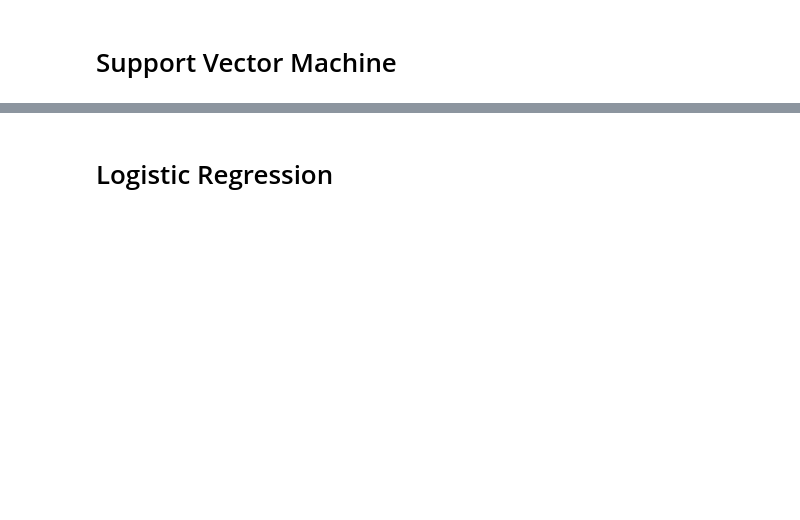
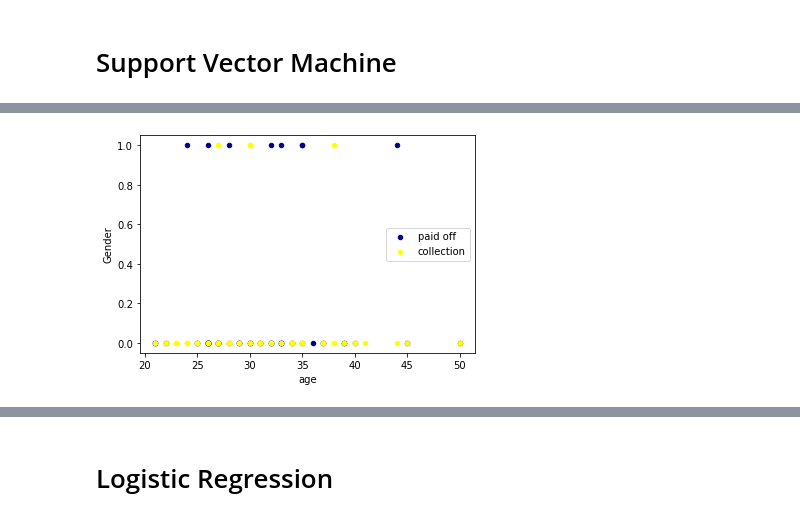
Before and after one commit to sdgrube/IBM_Watson_AI_Capstone, a Jupyter notebook: IBM AI Engineer Coursera Capstone.ipynb, the cells around one changed output, grey strips where cells are left out. Cells and saved outputs as stored; diff of their text form; code cells hidden in the pictures; blank space fills up the shorter version.

```diff
--- a/IBM AI Engineer Coursera Capstone.ipynb
+++ b/IBM AI Engineer Coursera Capstone.ipynb
@@ -347,2 +418,5 @@ Sean Grube note: K = 7 yields the highest test set accuracy (80%)
 # %% [markdown]
 # Support Vector Machine
+# %%
+SVMdf = df
+SVMdf.dtypes
@@ -348,0 +450,11 @@ Sean Grube note: K = 7 yields the highest test set accuracy (80%)
+# %%
+#I need to make all columns an integer and drop those I don't care about
+#importantly I need loan_status to be 0 or 1, I will use 1 as COLLECTION and 0 as PAIDOFF
+SVMdf['loan_status'].replace(to_replace=['PAIDOFF','COLLECTION'], value=[2,4],inplace=True)
+SVMdf['loan_status'].value_counts()
+
+ax = SVMdf[SVMdf['loan_status'] == 2][0:50].plot(kind='scatter', x='age', y='Gender', color='DarkBlue', label='paid off');
+SVMdf[SVMdf['loan_status'] == 4][0:50].plot(kind='scatter', x='age', y='Gender', color='Yellow', label='collection', ax=ax);
+plt.show()
+# %% [output]
+[figure, added]
```
Also changed, not shown: parts of 53 cells of this notebook.
